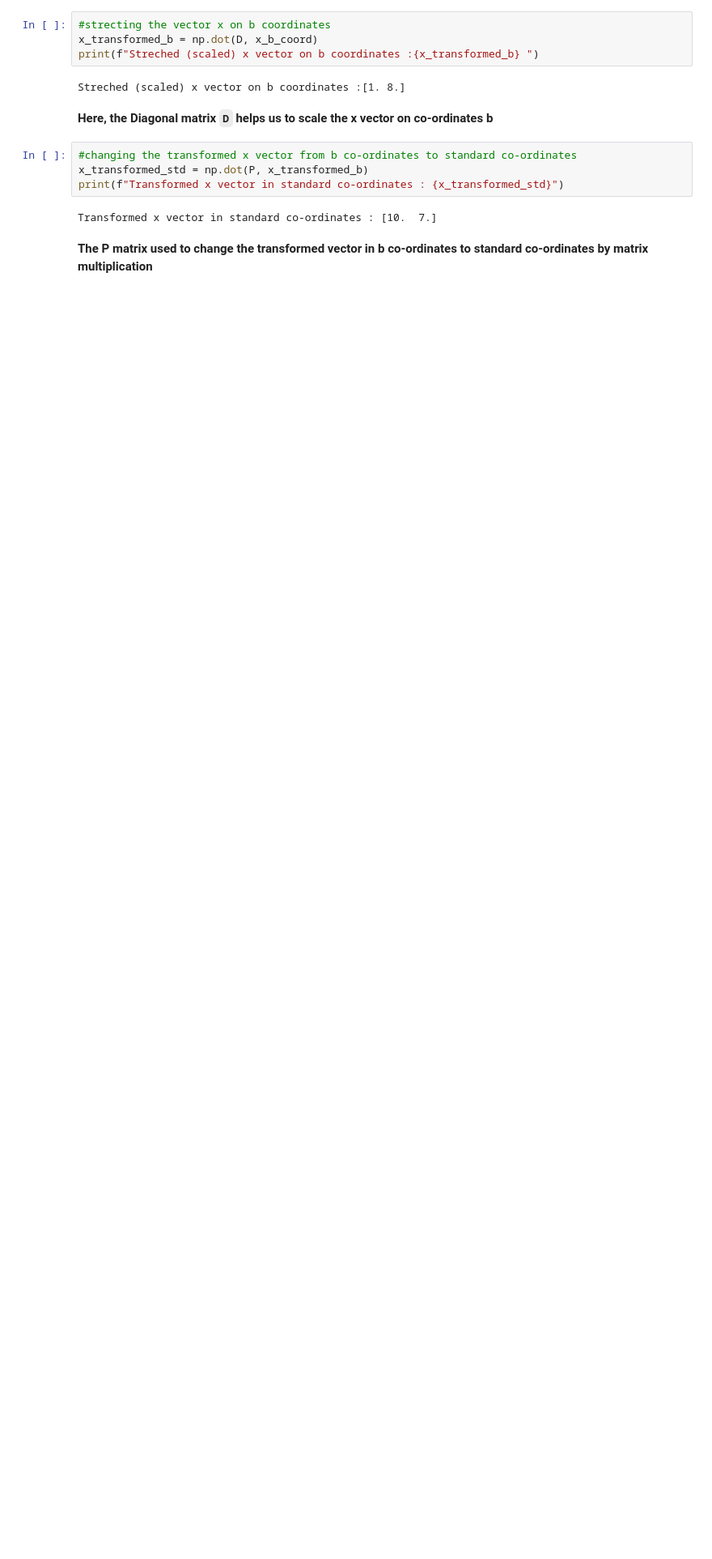
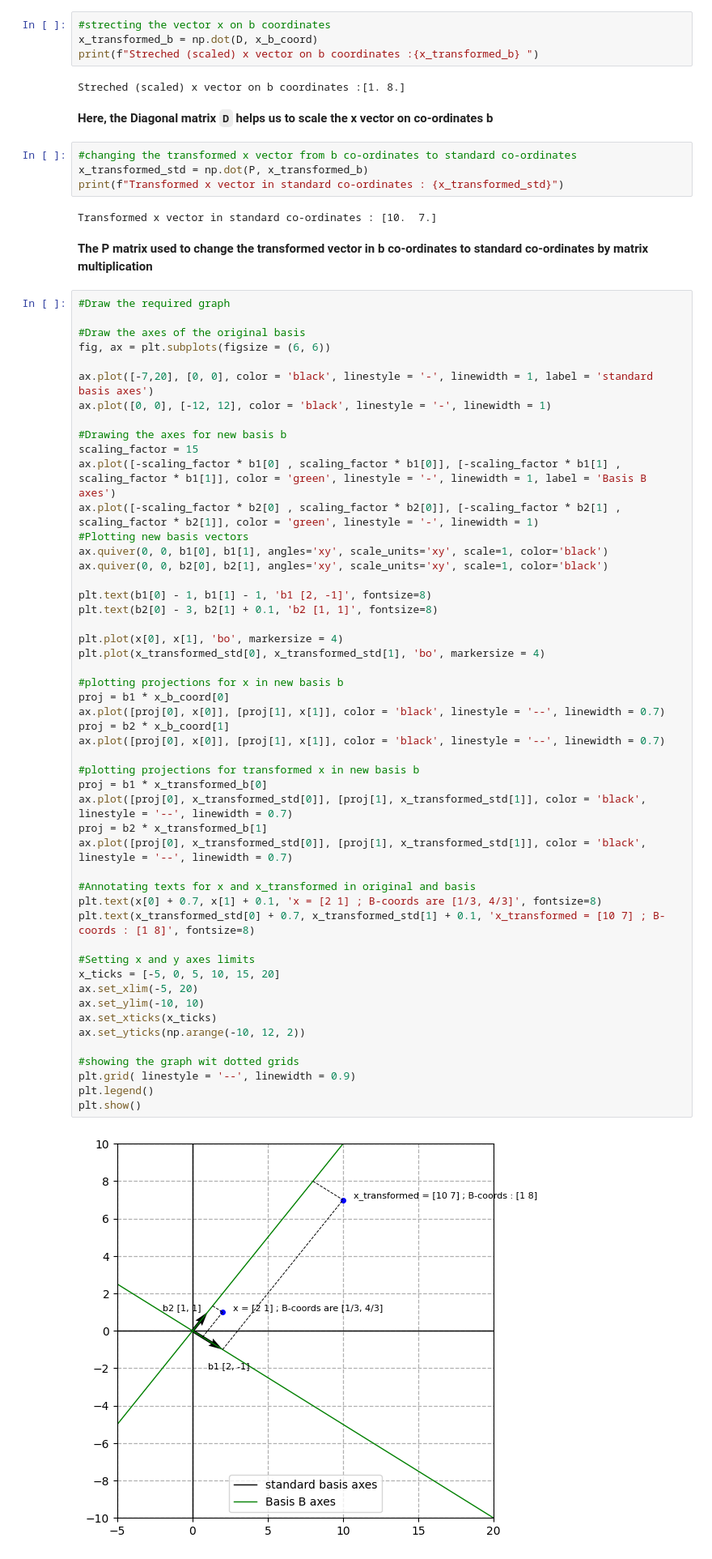
Before and after one commit to maadunson128/Linear-Algebra-The-Coding-Way, a Jupyter notebook: Diagonalization/Diagonalization_Notebook2.ipynb, the cells around one changed output. Shown at 81% size. Cells and saved outputs as stored; diff of their text form; blank space fills up the shorter version.

Commit message:
required graph done

```diff
--- a/Diagonalization/Diagonalization_Notebook2.ipynb
+++ b/Diagonalization/Diagonalization_Notebook2.ipynb
@@ -82,3 +82,55 @@ print(f"Transformed x vector in standard co-ordinates : {x_transformed_std}")
 Transformed x vector in standard co-ordinates : [10.  7.]
 # %% [markdown]
 **The P matrix used to change the transformed vector in b co-ordinates to standard co-ordinates by matrix multiplication**
+# %%
+#Draw the required graph
+
+#Draw the axes of the original basis
+fig, ax = plt.subplots(figsize = (6, 6))
+
+ax.plot([-7,20], [0, 0], color = 'black', linestyle = '-', linewidth = 1, label = 'standard basis axes')
+ax.plot([0, 0], [-12, 12], color = 'black', linestyle = '-', linewidth = 1)
+
+#Drawing the axes for new basis b
+scaling_factor = 15
+ax.plot([-scaling_factor * b1[0] , scaling_factor * b1[0]], [-scaling_factor * b1[1] , scaling_factor * b1[1]], color = 'green', linestyle = '-', linewidth = 1, label = 'Basis B axes')
+ax.plot([-scaling_factor * b2[0] , scaling_factor * b2[0]], [-scaling_factor * b2[1] , scaling_factor * b2[1]], color = 'green', linestyle = '-', linewidth = 1)
+#Plotting new basis vectors
+ax.quiver(0, 0, b1[0], b1[1], angles='xy', scale_units='xy', scale=1, color='black')
+ax.quiver(0, 0, b2[0], b2[1], angles='xy', scale_units='xy', scale=1, color='black')
+
+plt.text(b1[0] - 1, b1[1] - 1, 'b1 [2, -1]', fontsize=8)
+plt.text(b2[0] - 3, b2[1] + 0.1, 'b2 [1, 1]', fontsize=8)
+
+plt.plot(x[0], x[1], 'bo', markersize = 4)
+plt.plot(x_transformed_std[0], x_transformed_std[1], 'bo', markersize = 4)
+
+#plotting projections for x in new basis b
+proj = b1 * x_b_coord[0]
+ax.plot([proj[0], x[0]], [proj[1], x[1]], color = 'black', linestyle = '--', linewidth = 0.7)
+proj = b2 * x_b_coord[1]
+ax.plot([proj[0], x[0]], [proj[1], x[1]], color = 'black', linestyle = '--', linewidth = 0.7)
+
+#plotting projections for transformed x in new basis b
+proj = b1 * x_transformed_b[0]
+ax.plot([proj[0], x_transformed_std[0]], [proj[1], x_transformed_std[1]], color = 'black', linestyle = '--', linewidth = 0.7)
+proj = b2 * x_transformed_b[1]
+ax.plot([proj[0], x_transformed_std[0]], [proj[1], x_transformed_std[1]], color = 'black', linestyle = '--', linewidth = 0.7)
+
+#Annotating texts for x and x_transformed in original and basis
+plt.text(x[0] + 0.7, x[1] + 0.1, 'x = [2 1] ; B-coords are [1/3, 4/3]', fontsize=8)
+plt.text(x_transformed_std[0] + 0.7, x_transformed_std[1] + 0.1, 'x_transformed = [10 7] ; B-coords : [1 8]', fontsize=8)
+
+#Setting x and y axes limits
+x_ticks = [-5, 0, 5, 10, 15, 20]
+ax.set_xlim(-5, 20)
+ax.set_ylim(-10, 10)
+ax.set_xticks(x_ticks)
+ax.set_yticks(np.arange(-10, 12, 2))
+
+#showing the graph wit dotted grids
+plt.grid( linestyle = '--', linewidth = 0.9)
+plt.legend()
+plt.show()
+# %% [output]
+[figure, added]
```
Also changed, not shown: 1 other file.
